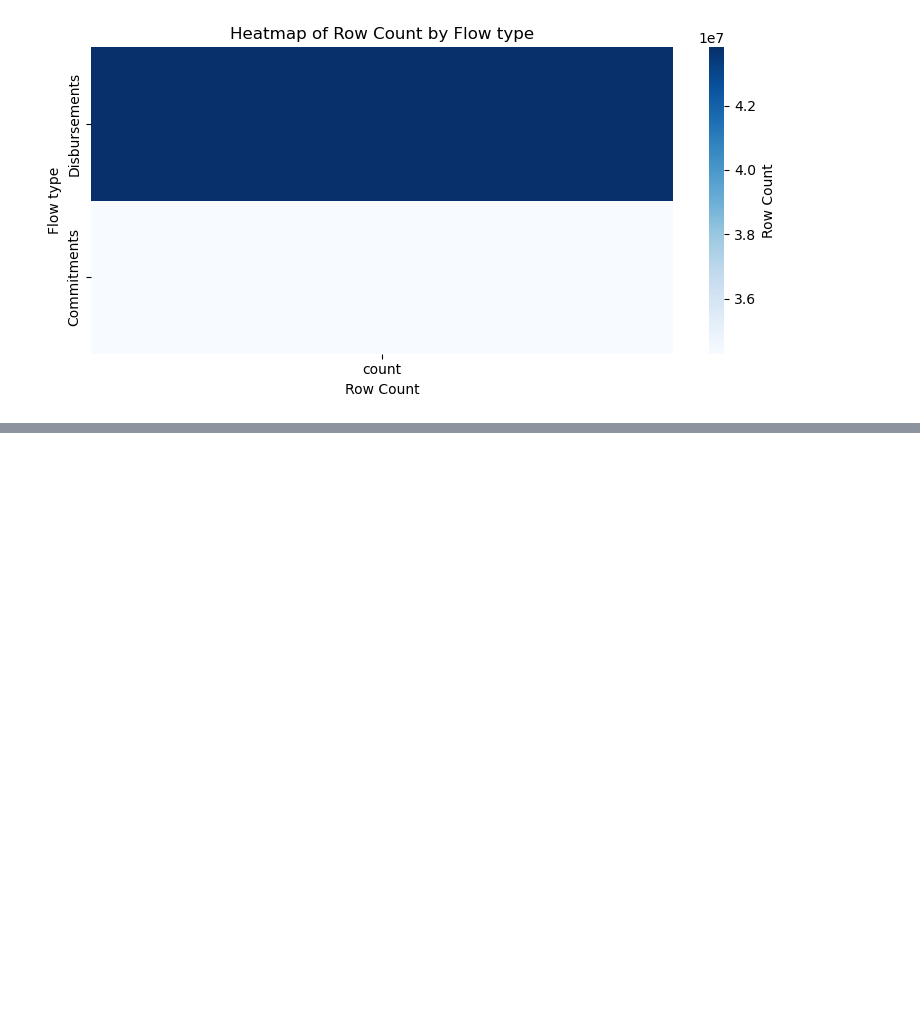
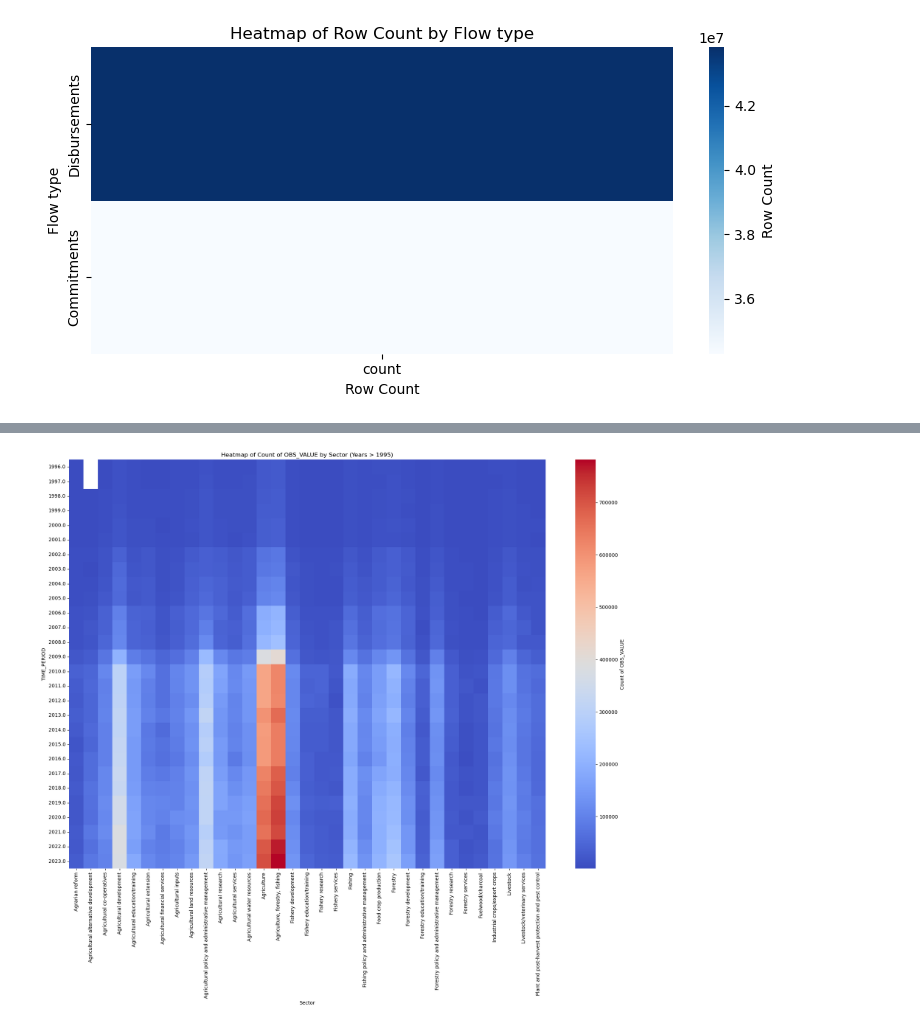
Before and after one commit to Ayomide-Fagbolade/Internship, a Jupyter notebook: dask_approach.ipynb, the cells around one changed output, grey strips where cells are left out. Cells and saved outputs as stored; diff of their text form; code cells hidden in the pictures; blank space fills up the shorter version.

```diff
--- a/dask_approach.ipynb
+++ b/dask_approach.ipynb
@@ -613,0 +635,40 @@ ddf_cleaned.head()
+# %%
+def plot_time_heatmap(ddf, value_col, group_col, agg='count', time_col='TIME_PERIOD', start_year=2012):
+    """
+    Plots a heatmap of count or sum of value_col grouped by time_col and group_col for years > start_year.
+
+    Parameters:
+        ddf: Dask DataFrame
+        value_col: str, column to aggregate (e.g., 'OBS_VALUE')
+        group_col: str, column to group by (e.g., 'Modality')
+        agg: str, 'count' or 'sum'
+        time_col: str, time column (default 'TIME_PERIOD')
+        start_year: int, filter for years > start_year
+    """
+    filtered = ddf[ddf[time_col] > start_year]
+    if agg == 'count':
+        grouped = filtered.groupby([time_col, group_col])[value_col].count().compute()
+        cbar_label = f'Count of {value_col}'
+    elif agg == 'sum':
+        grouped = filtered.groupby([time_col, group_col])[value_col].sum().compute()
+        cbar_label = f'Sum of {value_col}'
+    else:
+        raise ValueError("agg must be 'count' or 'sum'")
+    pivot = grouped.reset_index().pivot(index=time_col, columns=group_col, values=value_col)
+    import matplotlib.pyplot as plt
+    import seaborn as sns
+    plt.figure(figsize=(18, 16))
+    sns.heatmap(pivot, cmap='coolwarm', cbar_kws={'label': cbar_label}, annot=False)
+    plt.title(f'Heatmap of {cbar_label} by {group_col} (Years > {start_year})')
+    plt.xlabel(group_col)
+    plt.ylabel(time_col)
+    plt.tight_layout()
+    plt.show()
+
+# Example usage:
+# plot_time_heatmap(ddf_cleaned, value_col='OBS_VALUE', group_col='Modality', agg='count')
+# plot_time_heatmap(ddf_cleaned, value_col='OBS_VALUE', group_col='Sector', agg='sum', start_year=2015)
+# %%
+plot_time_heatmap(ddf_cleaned, value_col='OBS_VALUE', group_col='Sector', agg='count', start_year=1995)
+# %% [output]
+[figure, added]
```
Also changed, not shown: parts of 2 cells of this notebook.
